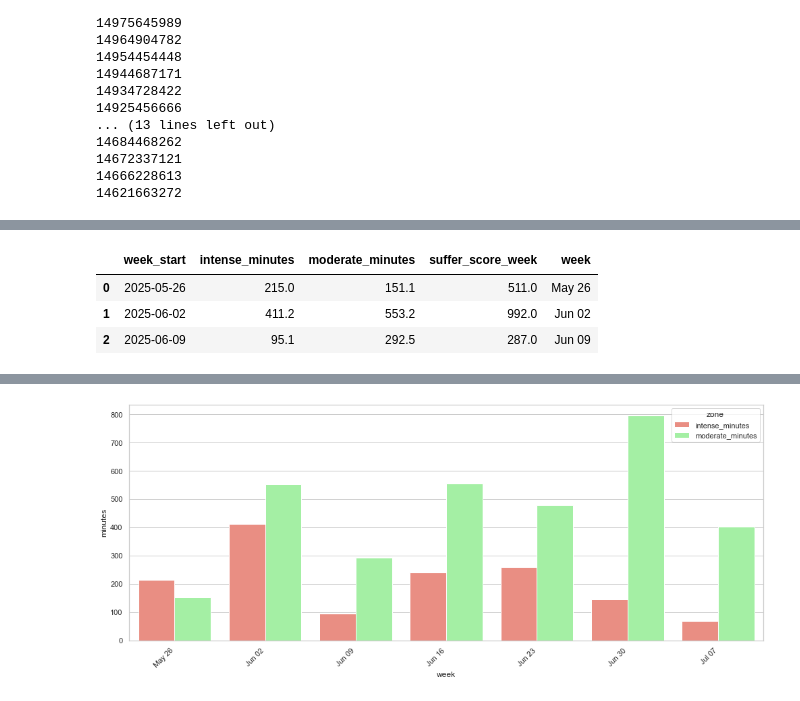
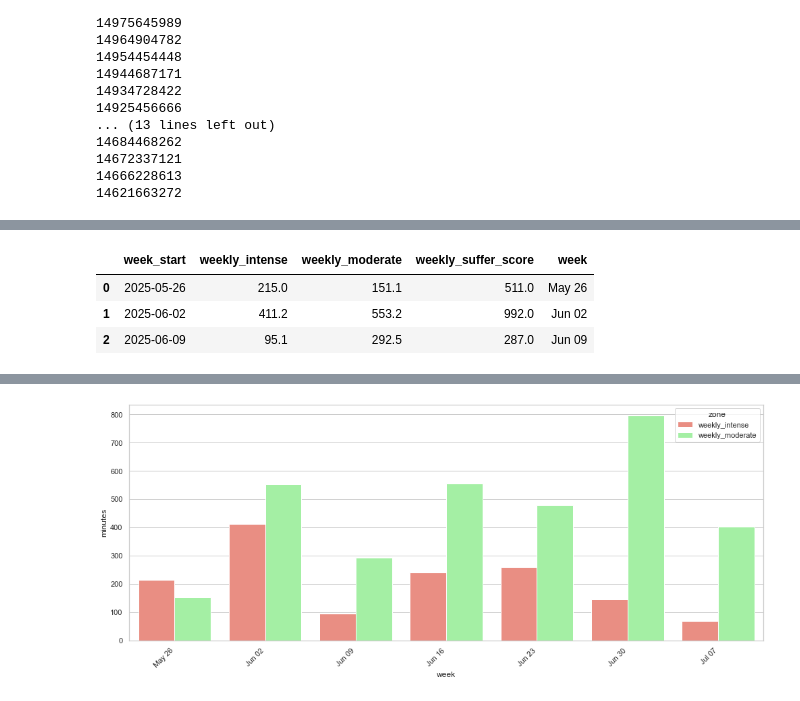
Before and after one commit to edterrell/healthy_heart, a Jupyter notebook: strava_API.ipynb, the cells around one changed output, grey strips where cells are left out. Drawn from its saved outputs; the diff is of its cells as text; code cells hidden in the pictures.

Commit message:
clean up calculation of weekly data and plotting routines

```diff
--- a/strava_API.ipynb
+++ b/strava_API.ipynb
@@ -179,7 +179,7 @@ strava_zone_df = pd.concat([strava_zone_df, zone_df], axis=1)
 14666228613
 14621663272
 # %%
-strava_zone_df.drop(['intense_min_weekly','moderate_min_weekly'], axis=1, inplace=True)
+strava_zone_df.drop(['intense_minutes','moderate_minutes', 'suffer_score_minutes'], axis=1, inplace=True)
 # %%
 # Get the Sunday start of the week for each date (time set to midnight)
 strava_zone_df['week_start'] = strava_zone_df['start_date'].dt.to_period('W-SUN').dt.start_time
@@ -207,26 +208,2 @@ strava_zone_df = strava_zone_df.merge(
-# %%
-# Temporarily sort ascending by week_start and date to compute cumulative sum correctly
-temp = strava_zone_df.sort_values(['week_start', 'start_date'], ascending=[True, True])
-
-# Calculate cumulative sum within each week
-temp['moderate_minutes'] = temp.groupby('week_start')['moderate'].cumsum()
-
-# Merge cumulative sum back to original DataFrame order
-strava_zone_df = strava_zone_df.merge(
-    temp[['moderate_minutes']],
-    left_index=True, right_index=True
-)
-# %%
-# Temporarily sort ascending by week_start and date to compute cumulative sum correctly
-temp = strava_zone_df.sort_values(['week_start', 'start_date'], ascending=[True, True])
-
-# Calculate cumulative sum within each week
-temp['suffer_score_week'] = temp.groupby('week_start')['suffer_score'].cumsum()
-
-# Merge cumulative sum back to original DataFrame order
-strava_zone_df = strava_zone_df.merge(
-    temp[['suffer_score_week']],
-    left_index=True, right_index=True
-)
 # %%
 hide_cols = ['id', 'name', 'date', 'suffer_score', 'moderate', 'intense',
@@ -242,16 +222,15 @@ strava_zone_df[hide_cols].head(4)
 # %%
-weekly_summary = (
+week_summary = (
     strava_zone_df
-    .groupby('week_start')[['intense_minutes','moderate_minutes','suffer_score_week']]
+    .groupby('week_start')[['weekly_intense','weekly_moderate','weekly_suffer_score']]
     .max()
     .reset_index()
 )
-
 # Format weeks as strings (e.g. 'Jul 01', 'Jul 08')
-weekly_summary["week"] = weekly_summary["week_start"].dt.strftime('%b %d')
-weekly_summary.head(3)
+week_summary["week"] = week_summary["week_start"].dt.strftime('%b %d')
+week_summary.head(3)
 # %% [output]
-|  | week_start | intense_minutes | moderate_minutes | suffer_score_week | week |
+|  | week_start | weekly_intense | weekly_moderate | weekly_suffer_score | week |
 | 0 | 2025-05-26 | 215.0 | 151.1 | 511.0 | May 26 |
 | 1 | 2025-06-02 | 411.2 | 553.2 | 992.0 | Jun 02 |
 | 2 | 2025-06-09 | 95.1 | 292.5 | 287.0 | Jun 09 |
```
Also changed, not shown: parts of 10 cells of this notebook.
